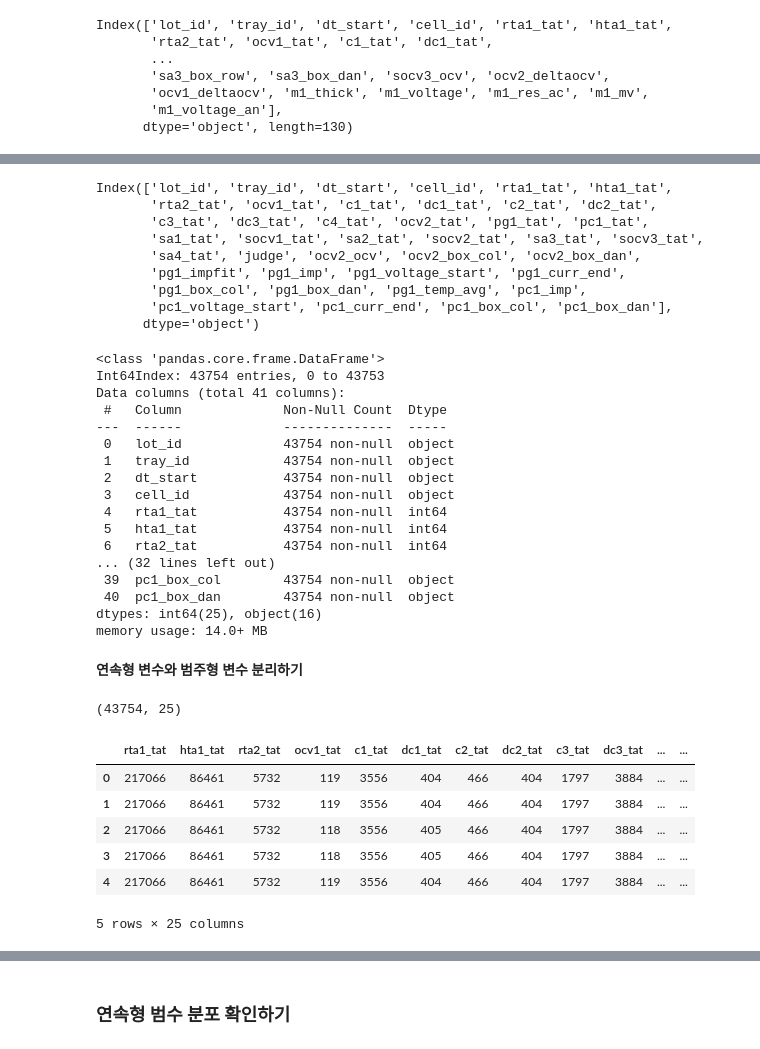
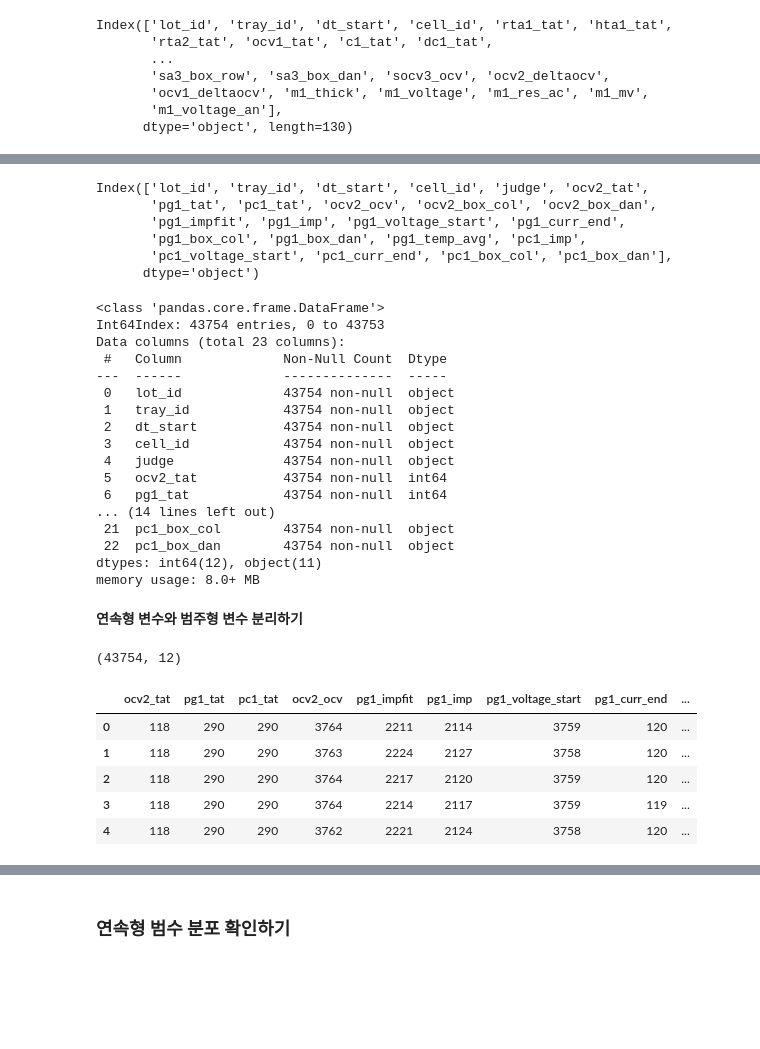
Before and after one commit to mjiii25/posco-academy, a Jupyter notebook: Big-Data/Battery-Project/data-preprocessing.ipynb, the cells around one changed output, grey strips where cells are left out. Drawn from its saved outputs; the diff is of its cells as text; code cells hidden in the pictures; blank space fills up the shorter version.

```diff
--- a/Big-Data/Battery-Project/data-preprocessing.ipynb
+++ b/Big-Data/Battery-Project/data-preprocessing.ipynb
@@ -118,6 +116,13 @@ c = df_raw.loc[:, 'ocv2_ocv' : 'pc1_box_dan']
+# %%
+a = df_raw.loc[:, ['lot_id', 'tray_id', 'dt_start', 'cell_id', 'judge']]
+b = df_raw.loc[:, ['lot_id', 'tray_id', 'dt_start', 'cell_id',
+                   'ocv2_tat', 'pg1_tat', 'pc1_tat',
+                   'ocv2_ocv', 'ocv2_box_col', 'ocv2_box_dan',
+                   'pg1_impfit', 'pg1_imp', 'pg1_voltage_start', 'pg1_curr_end', 'pg1_box_col', 'pg1_box_dan', 'pg1_temp_avg',
+                   'pc1_imp', 'pc1_voltage_start', 'pc1_curr_end', 'pc1_box_col', 'pc1_box_dan']]
 # %%
-df_raw_minji = pd.concat([a,b,c], axis = 1)
+df_raw_1214 = pd.merge(a,b)
 
-print(df_raw_minji.shape)
-df_raw_minji.head()
+print(df_raw_1214.shape)
+df_raw_1214.head()
 # %% [output]
@@ -132,55 +137,49 @@ df_raw_minji.head()
 # %%
-df_raw_minji.columns
+df_raw_1214.columns
 # %% [output]
-Index(['lot_id', 'tray_id', 'dt_start', 'cell_id', 'rta1_tat', 'hta1_tat',
-       'rta2_tat', 'ocv1_tat', 'c1_tat', 'dc1_tat', 'c2_tat', 'dc2_tat',
-       'c3_tat', 'dc3_tat', 'c4_tat', 'ocv2_tat', 'pg1_tat', 'pc1_tat',
-       'sa1_tat', 'socv1_tat', 'sa2_tat', 'socv2_tat', 'sa3_tat', 'socv3_tat',
-       'sa4_tat', 'judge', 'ocv2_ocv', 'ocv2_box_col', 'ocv2_box_dan',
+Index(['lot_id', 'tray_id', 'dt_start', 'cell_id', 'judge', 'ocv2_tat',
+       'pg1_tat', 'pc1_tat', 'ocv2_ocv', 'ocv2_box_col', 'ocv2_box_dan',
        'pg1_impfit', 'pg1_imp', 'pg1_voltage_start', 'pg1_curr_end',
        'pg1_box_col', 'pg1_box_dan', 'pg1_temp_avg', 'pc1_imp',
        'pc1_voltage_start', 'pc1_curr_end', 'pc1_box_col', 'pc1_box_dan'],
       dtype='object')
 # %%
-df_raw_minji.info()
+df_raw_1214.info()
 # %% [output]
 <class 'pandas.core.frame.DataFrame'>
 Int64Index: 43754 entries, 0 to 43753
-Data columns (total 41 columns):
+Data columns (total 23 columns):
  #   Column             Non-Null Count  Dtype
 ---  ------             --------------  -----
  0   lot_id             43754 non-null  object
  1   tray_id            43754 non-null  object
  2   dt_start           43754 non-null  object
  3   cell_id            43754 non-null  object
- 4   rta1_tat           43754 non-null  int64
- 5   hta1_tat           43754 non-null  int64
- 6   rta2_tat           43754 non-null  int64
-... (32 lines left out)
- 39  pc1_box_col        43754 non-null  object
- 40  pc1_box_dan        43754 non-null  object
-dtypes: int64(25), object(16)
-memory usage: 14.0+ MB
+ 4   judge              43754 non-null  object
+ 5   ocv2_tat           43754 non-null  int64
+ 6   pg1_tat            43754 non-null  int64
+... (14 lines left out)
+ 21  pc1_box_col        43754 non-null  object
+ 22  pc1_box_dan        43754 non-null  object
+dtypes: int64(12), object(11)
+memory usage: 8.0+ MB
 # %% [markdown]
 **연속형 변수와 범주형 변수 분리하기**
 # %%
-df_raw_minji_num = df_raw_minji.drop(['lot_id', 'tray_id', 'dt_start', 'cell_id',
-                                      'sa2_tat', 'socv2_tat', 'sa3_tat', 'socv3_tat', 'sa4_tat', 'judge',
-                                      'ocv2_box_col', 'ocv2_box_dan', 'pg1_box_col', 'pg1_box_dan', 'pc1_box_col', 'pc1_box_dan'],
-                                       axis = 1, inplace = False)
+df_raw_1214_num = df_raw_1214.drop(['lot_id', 'tray_id', 'dt_start', 'cell_id', 'judge',
+                                    'ocv2_box_col', 'ocv2_box_dan', 'pg1_box_col', 'pg1_box_dan', 'pc1_box_col', 'pc1_box_dan'],
+                                    axis = 1, inplace = False)
 
-df_raw_minji_cat = df_raw_minji[['sa2_tat', 'socv2_tat', 'sa3_tat', 'socv3_tat', 'sa4_tat', 'judge',
-                                 'ocv2_box_col', 'ocv2_box_dan', 'pg1_box_col', 'pg1_box_dan', 'pc1_box_col', 'pc1_box_dan']]
+df_raw_1214_cat = df_raw_1214[['ocv2_box_col', 'ocv2_box_dan', 'pg1_box_col', 'pg1_box_dan', 'pc1_box_col', 'pc1_box_dan']]
 # %%
-print(df_raw_minji_num.shape)
-df_raw_minji_num.head()
+print(df_raw_1214_num.shape)
+df_raw_1214_num.head()
 # %% [output]
-(43754, 25)
+(43754, 12)
-|  | rta1_tat | hta1_tat | rta2_tat | ocv1_tat | c1_tat | dc1_tat | c2_tat | dc2_tat | c3_tat | dc3_tat | ... | ... |
-| 0 | 217066 | 86461 | 5732 | 119 | 3556 | 404 | 466 | 404 | 1797 | 3884 | ... | ... |
-| 1 | 217066 | 86461 | 5732 | 119 | 3556 | 404 | 466 | 404 | 1797 | 3884 | ... | ... |
-| 2 | 217066 | 86461 | 5732 | 118 | 3556 | 405 | 466 | 404 | 1797 | 3884 | ... | ... |
-| 3 | 217066 | 86461 | 5732 | 118 | 3556 | 405 | 466 | 404 | 1797 | 3884 | ... | ... |
-| 4 | 217066 | 86461 | 5732 | 119 | 3556 | 404 | 466 | 404 | 1797 | 3884 | ... | ... |
+|  | ocv2_tat | pg1_tat | pc1_tat | ocv2_ocv | pg1_impfit | pg1_imp | pg1_voltage_start | pg1_curr_end | ... |
+| 0 | 118 | 290 | 290 | 3764 | 2211 | 2114 | 3759 | 120 | ... |
+| 1 | 118 | 290 | 290 | 3763 | 2224 | 2127 | 3758 | 120 | ... |
+| 2 | 118 | 290 | 290 | 3764 | 2217 | 2120 | 3759 | 120 | ... |
+| 3 | 118 | 290 | 290 | 3764 | 2214 | 2117 | 3759 | 119 | ... |
+| 4 | 118 | 290 | 290 | 3762 | 2221 | 2124 | 3758 | 120 | ... |
-5 rows × 25 columns
 # %%
```
Also changed, not shown: parts of 17 cells of this notebook.
